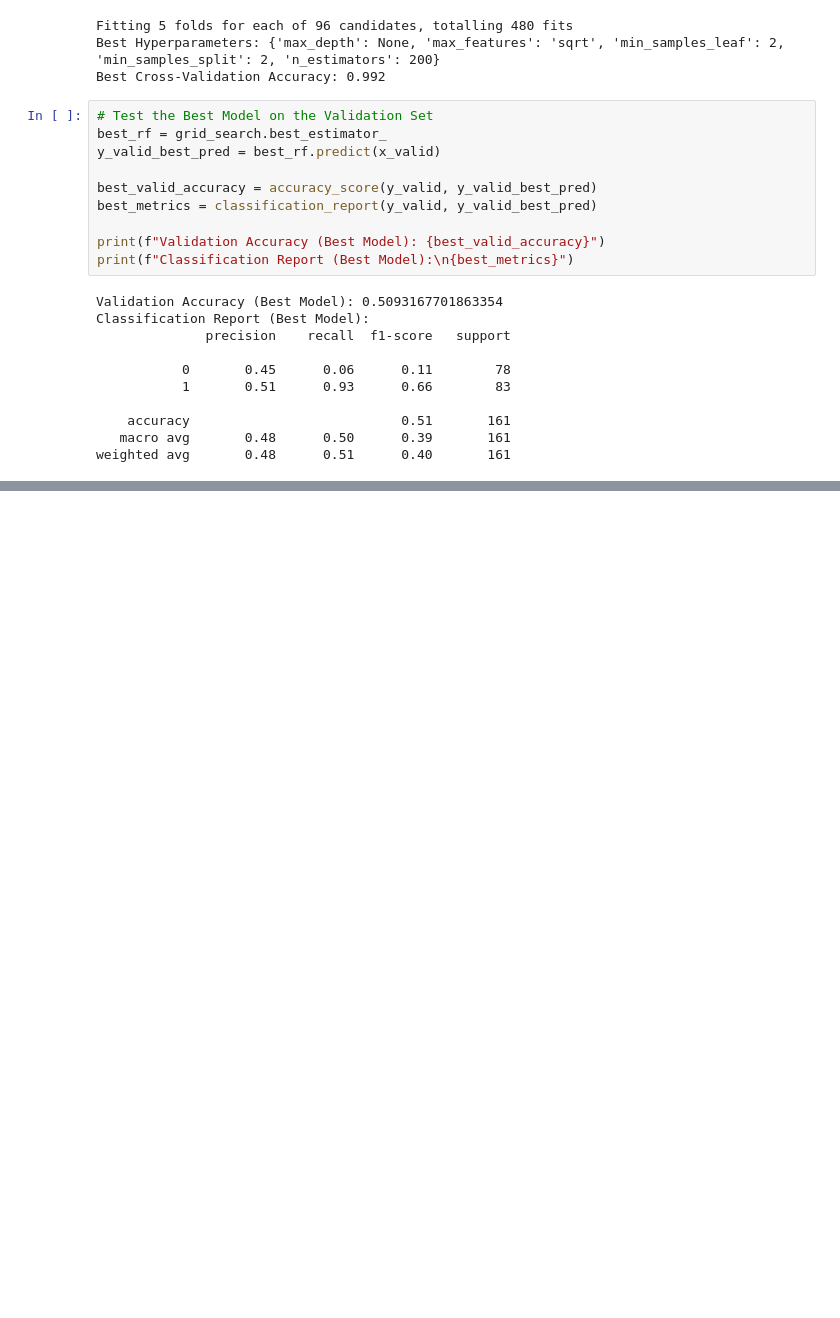
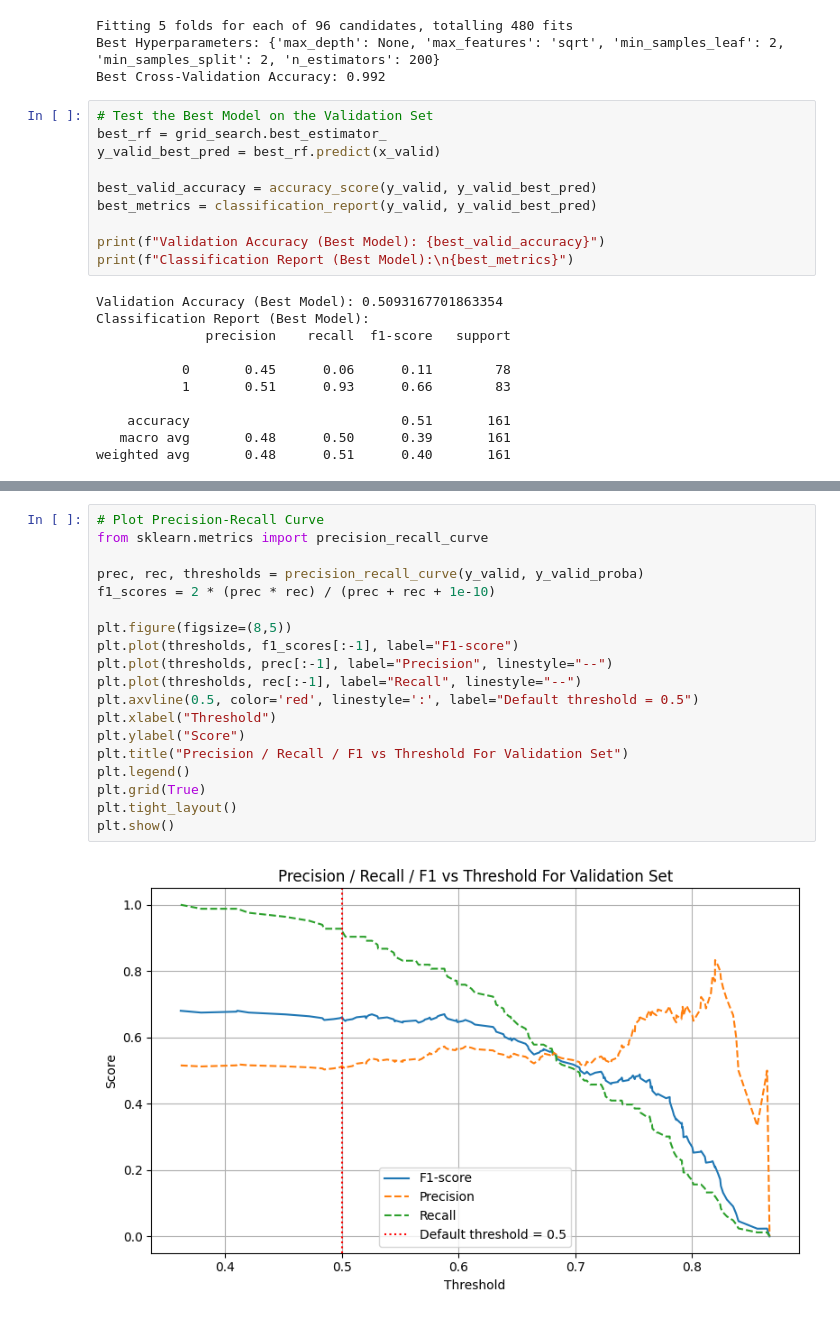
Before and after one commit to ronitagarwala01/breast_cancer_classifier, a Jupyter notebook: models/random_forest_classifier.ipynb, the cells around one changed output, grey strips where cells are left out. Drawn from its saved outputs; the diff is of its cells as text; blank space fills up the shorter version.

```diff
--- a/models/random_forest_classifier.ipynb
+++ b/models/random_forest_classifier.ipynb
@@ -151,0 +174,21 @@ weighted avg       0.48      0.51      0.40       161
+# %%
+# Plot Precision-Recall Curve
+from sklearn.metrics import precision_recall_curve
+
+prec, rec, thresholds = precision_recall_curve(y_valid, y_valid_proba)
+f1_scores = 2 * (prec * rec) / (prec + rec + 1e-10)
+
+plt.figure(figsize=(8,5))
+plt.plot(thresholds, f1_scores[:-1], label="F1-score")
+plt.plot(thresholds, prec[:-1], label="Precision", linestyle="--")
+plt.plot(thresholds, rec[:-1], label="Recall", linestyle="--")
+plt.axvline(0.5, color='red', linestyle=':', label="Default threshold = 0.5")
+plt.xlabel("Threshold")
+plt.ylabel("Score")
+plt.title("Precision / Recall / F1 vs Threshold For Validation Set")
+plt.legend()
+plt.grid(True)
+plt.tight_layout()
+plt.show()
+# %% [output]
+[figure, added]
```
Also changed, not shown: parts of 2 cells of this notebook, 1 other file.
